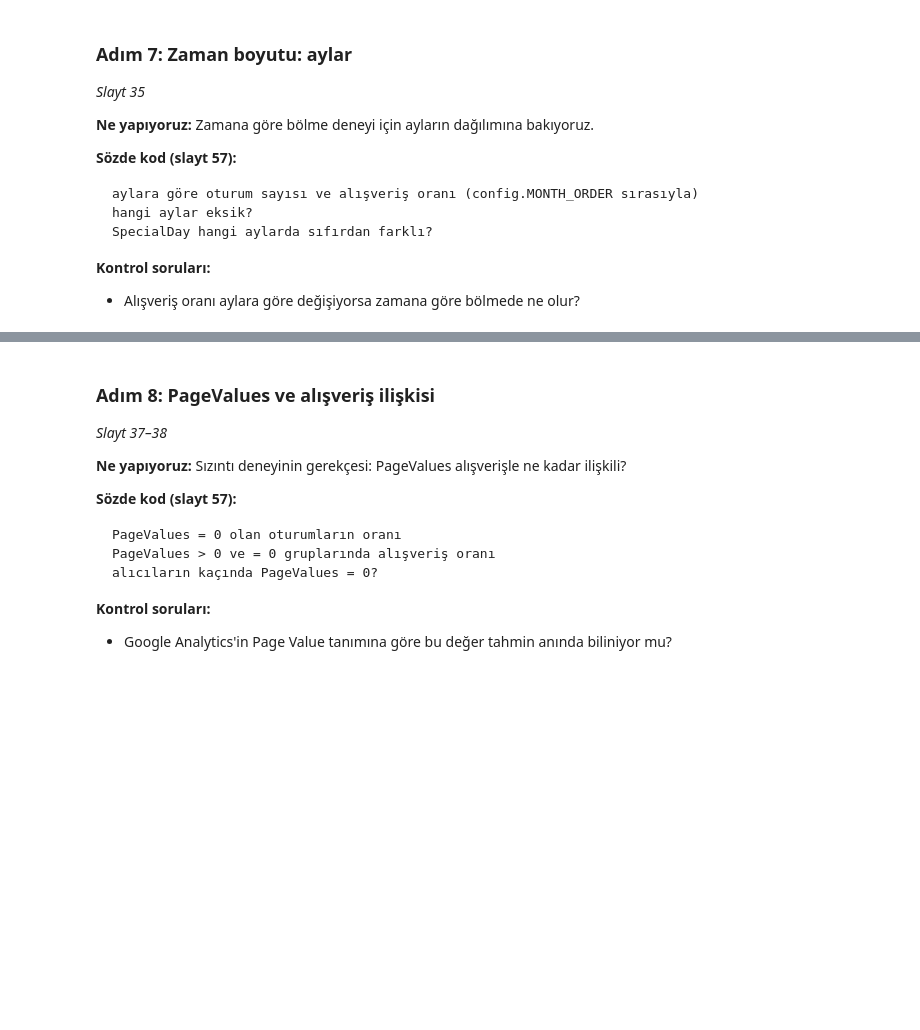
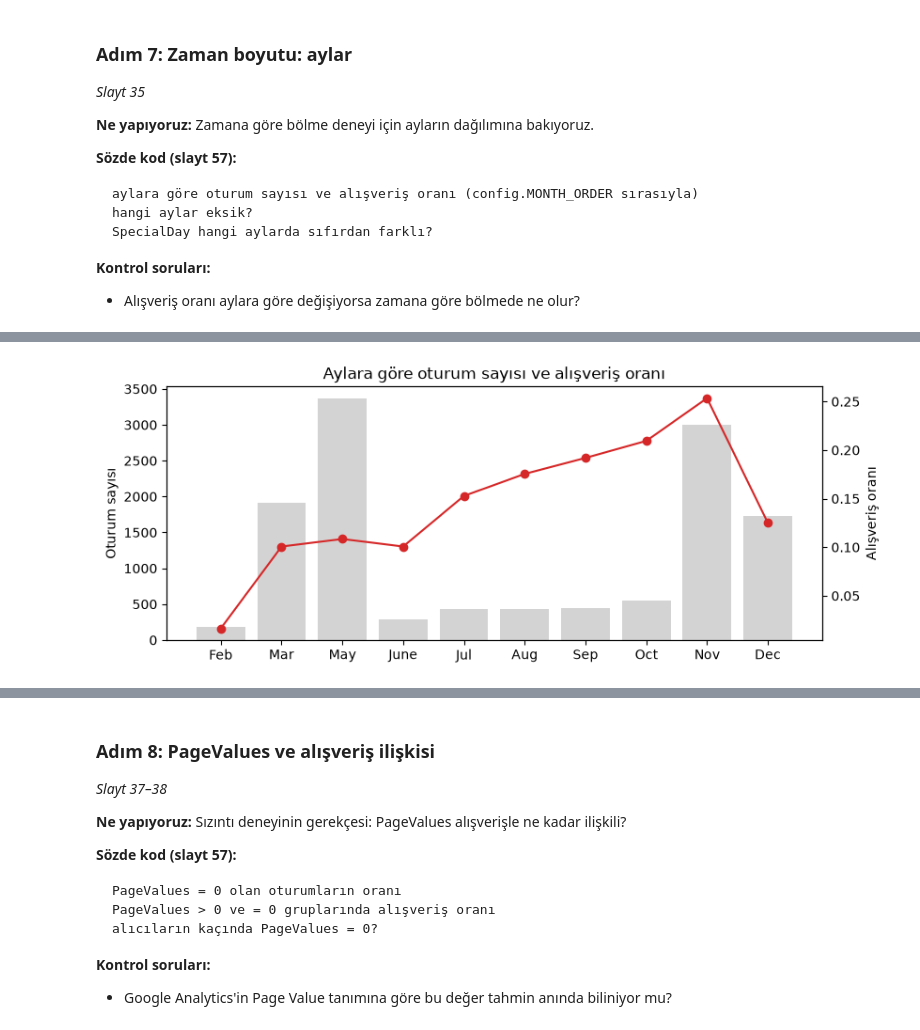
Before and after one commit to kayaalpismail1221-glitch/Ml_al-veri-_projesi, a Jupyter notebook: notebooks/01_eda.ipynb, the cells around one changed output, grey strips where cells are left out. Drawn from its saved outputs; the diff is of its cells as text; code cells hidden in the pictures; blank space fills up the shorter version.

```diff
--- a/notebooks/01_eda.ipynb
+++ b/notebooks/01_eda.ipynb
@@ -370,4 +370,12 @@ SpecialDay hangi aylarda sıfırdan farklı?
 **Kontrol soruları:**
 - Alışveriş oranı aylara göre değişiyorsa zamana göre bölmede ne olur?
 # %%
-# aylara göre oturum sayısı ve alışveriş oranı
+# aylara göre oturum sayısı ve alışveriş oranı (takvim sırasıyla)
+monthly = raw.groupby("Month")[config.TARGET].agg(["count", "mean"])
+monthly = monthly.reindex(config.MONTH_ORDER)
+monthly.columns = ["oturum", "alışveriş oranı"]
+
+# her ay zaman bölmesinde hangi sete düşüyor? (config.TIME_SPLIT)
+for part, months in config.TIME_SPLIT.items():
+    monthly.loc[months, "set"] = part
+monthly.round(3)
@@ -373,0 +395,13 @@ SpecialDay hangi aylarda sıfırdan farklı?
+# %%
+# grafik: çubuk = oturum sayısı (sol eksen), çizgi = alışveriş oranı (sağ eksen)
+fig, ax = plt.subplots(figsize=(9, 3.5))
+ax.bar(monthly.index, monthly["oturum"], color="lightgray")
+ax.set_ylabel("Oturum sayısı")
+ax2 = ax.twinx()
+ax2.plot(monthly.index, monthly["alışveriş oranı"], marker="o", color="tab:red")
+ax2.set_ylabel("Alışveriş oranı")
+ax.set_title("Aylara göre oturum sayısı ve alışveriş oranı")
+fig.savefig(config.FIG_DIR / "01_aylar.png", dpi=150, bbox_inches="tight")
+plt.show()
+# %% [output]
+[figure, added]
```
Also changed, not shown: parts of 3 cells of this notebook, 3 other files.
